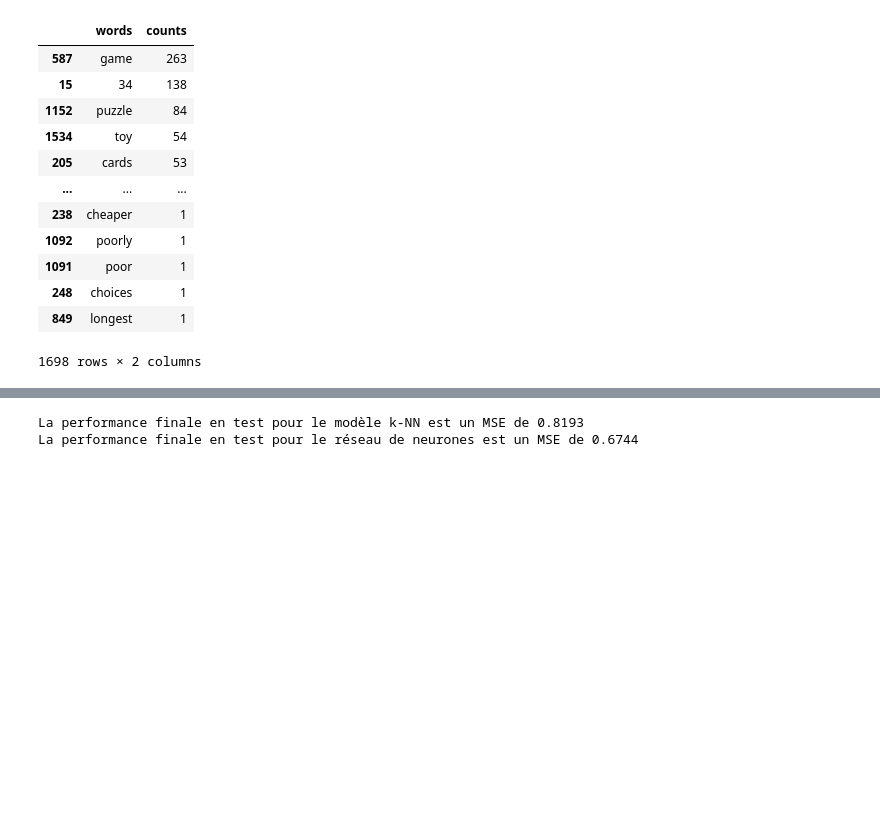
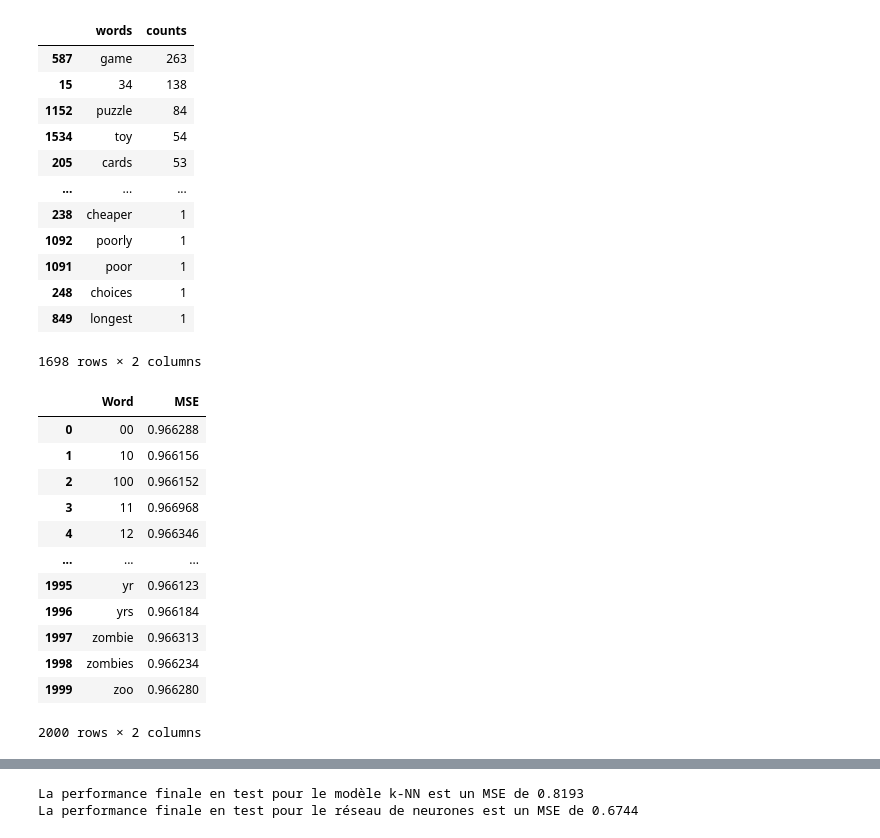
Before and after one commit to KenzaChraibi/Devoir-ML1, a Jupyter notebook: Devoir_ML1.ipynb, the cells around one changed output, grey strips where cells are left out. Cells and saved outputs as stored; diff of their text form; code cells hidden in the pictures; blank space fills up the shorter version.

```diff
--- a/Devoir_ML1.ipynb
+++ b/Devoir_ML1.ipynb
@@ -431,3 +432,30 @@ display(maxval.sort_values(by='counts', ascending=False))
 | 248 | choices | 1 |
 | 849 | longest | 1 |
 1698 rows × 2 columns
+# %%
+# trouver le mot le plus informatif
+regNN = MLPRegressor(hidden_layer_sizes=tuple([1]),
+                           random_state=1234,
+                           early_stopping=True)
+word_MSE = []
+for i in np.arange(0,2000,1):
+  regNN.fit(X_trainB.getcol(i), y_train)
+  word_MSE.append([vectorizer.get_feature_names_out()[i],
+                  mean_squared_error(y_valid, regNN.predict(X_validB.getcol(i)))])
+
+word_MSE = pd.DataFrame(word_MSE, columns=['Word', 'MSE'])
+display(word_MSE)
+# %% [output]
+|  | Word | MSE |
+| 0 | 00 | 0.966288 |
+| 1 | 10 | 0.966156 |
+| 2 | 100 | 0.966152 |
+| 3 | 11 | 0.966968 |
+| 4 | 12 | 0.966346 |
+| ... | ... | ... |
+| 1995 | yr | 0.966123 |
+| 1996 | yrs | 0.966184 |
+| 1997 | zombie | 0.966313 |
+| 1998 | zombies | 0.966234 |
+| 1999 | zoo | 0.966280 |
+2000 rows × 2 columns
```
Also changed, not shown: parts of 3 cells of this notebook.
